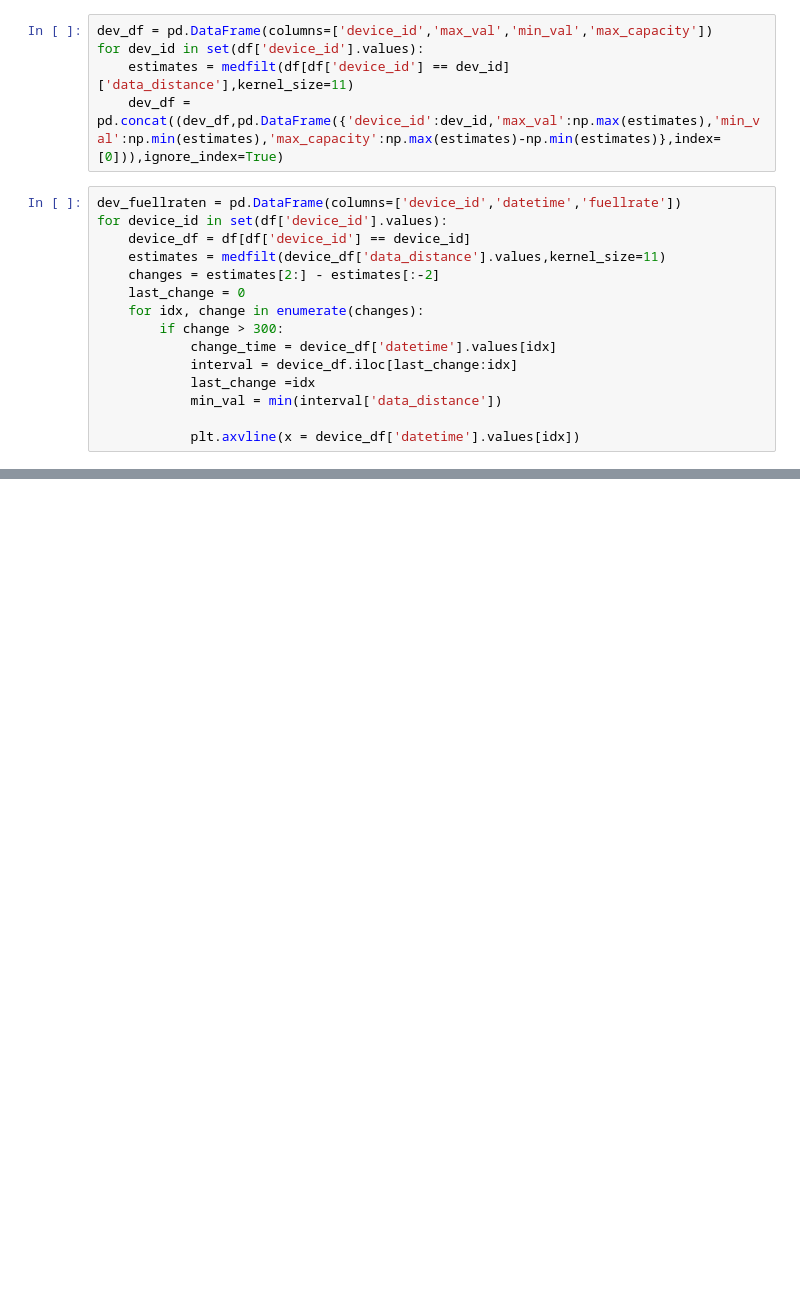
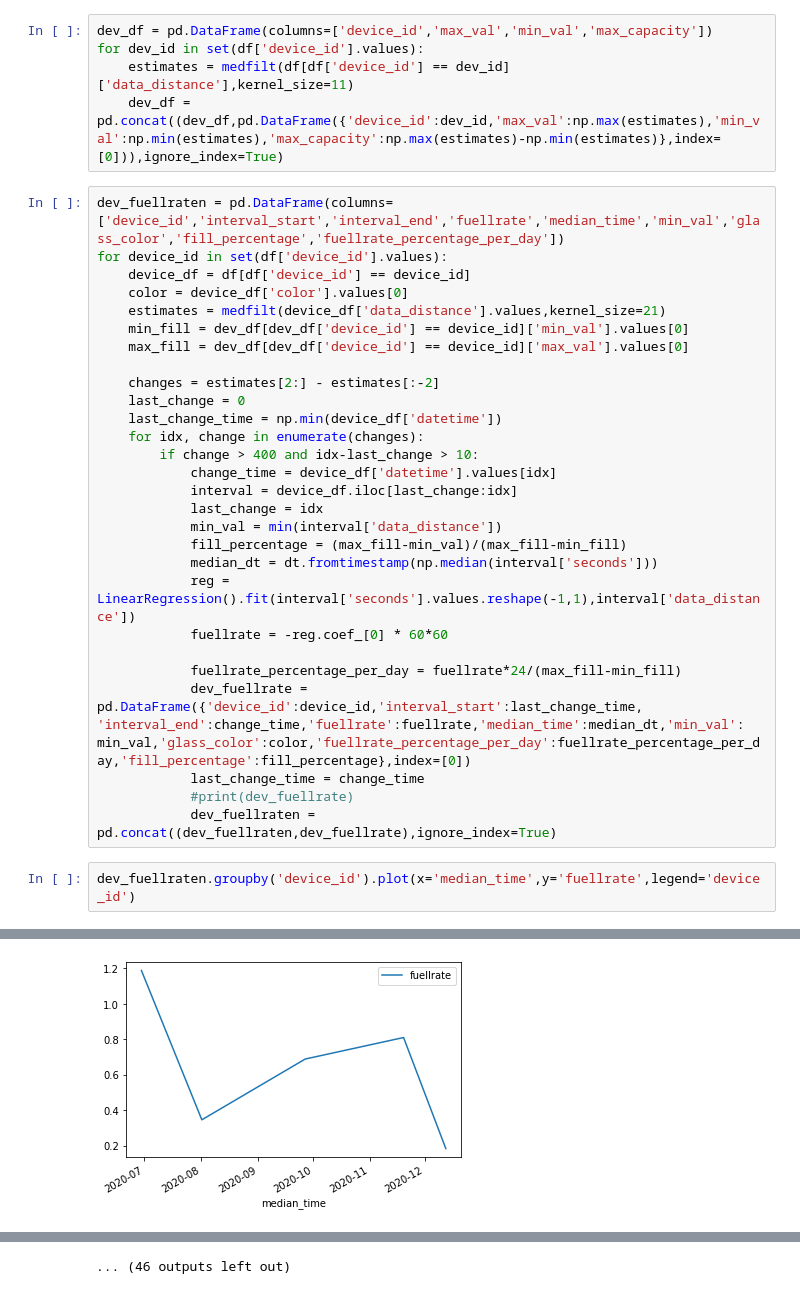
Before and after one commit to Clebek/openhackSG_glasentsorgung, a Jupyter notebook: notebooks/Fuellraten.ipynb, the cells around one changed output, grey strips where cells are left out. Cells and saved outputs as stored; diff of their text form; blank space fills up the shorter version.

```diff
--- a/notebooks/Fuellraten.ipynb
+++ b/notebooks/Fuellraten.ipynb
@@ -35,17 +36,33 @@ for dev_id in set(df['device_id'].values):
     estimates = medfilt(df[df['device_id'] == dev_id]['data_distance'],kernel_size=11)
     dev_df = pd.concat((dev_df,pd.DataFrame({'device_id':dev_id,'max_val':np.max(estimates),'min_val':np.min(estimates),'max_capacity':np.max(estimates)-np.min(estimates)},index=[0])),ignore_index=True)
 # %%
-dev_fuellraten = pd.DataFrame(columns=['device_id','datetime','fuellrate'])
+dev_fuellraten = pd.DataFrame(columns=['device_id','interval_start','interval_end','fuellrate','median_time','min_val','glass_color','fill_percentage','fuellrate_percentage_per_day'])
 for device_id in set(df['device_id'].values):
     device_df = df[df['device_id'] == device_id]
-    estimates = medfilt(device_df['data_distance'].values,kernel_size=11)
+    color = device_df['color'].values[0]
+    estimates = medfilt(device_df['data_distance'].values,kernel_size=21)
+    min_fill = dev_df[dev_df['device_id'] == device_id]['min_val'].values[0]
+    max_fill = dev_df[dev_df['device_id'] == device_id]['max_val'].values[0]
+
     changes = estimates[2:] - estimates[:-2]
     last_change = 0
+    last_change_time = np.min(device_df['datetime'])
     for idx, change in enumerate(changes):
-        if change > 300:
+        if change > 400 and idx-last_change > 10:
             change_time = device_df['datetime'].values[idx]
             interval = device_df.iloc[last_change:idx]
-            last_change =idx
+            last_change = idx
             min_val = min(interval['data_distance'])
+            fill_percentage = (max_fill-min_val)/(max_fill-min_fill)
+            median_dt = dt.fromtimestamp(np.median(interval['seconds']))
+            reg = LinearRegression().fit(interval['seconds'].values.reshape(-1,1),interval['data_distance'])
+            fuellrate = -reg.coef_[0] * 60*60
 
-            plt.axvline(x = device_df['datetime'].values[idx])
+            fuellrate_percentage_per_day = fuellrate*24/(max_fill-min_fill)
+            dev_fuellrate = pd.DataFrame({'device_id':device_id,'interval_start':last_change_time, 'interval_end':change_time,'fuellrate':fuellrate,'median_time':median_dt,'min_val': min_val,'glass_color':color,'fuellrate_percentage_per_day':fuellrate_percentage_per_day,'fill_percentage':fill_percentage},index=[0])
+            last_change_time = change_time
+            #print(dev_fuellrate)
+            dev_fuellraten = pd.concat((dev_fuellraten,dev_fuellrate),ignore_index=True)
+# %%
+dev_fuellraten.groupby('device_id').plot(x='median_time',y='fuellrate',legend='device_id')
+# %% [output]
@@ -51,0 +86 @@ for device_id in set(df['device_id'].values):
+[figure, added]
@@ -51,0 +97 @@ for device_id in set(df['device_id'].values):
+... (46 outputs left out)
```
Also changed, not shown: parts of 10 cells of this notebook, 32 other files.
